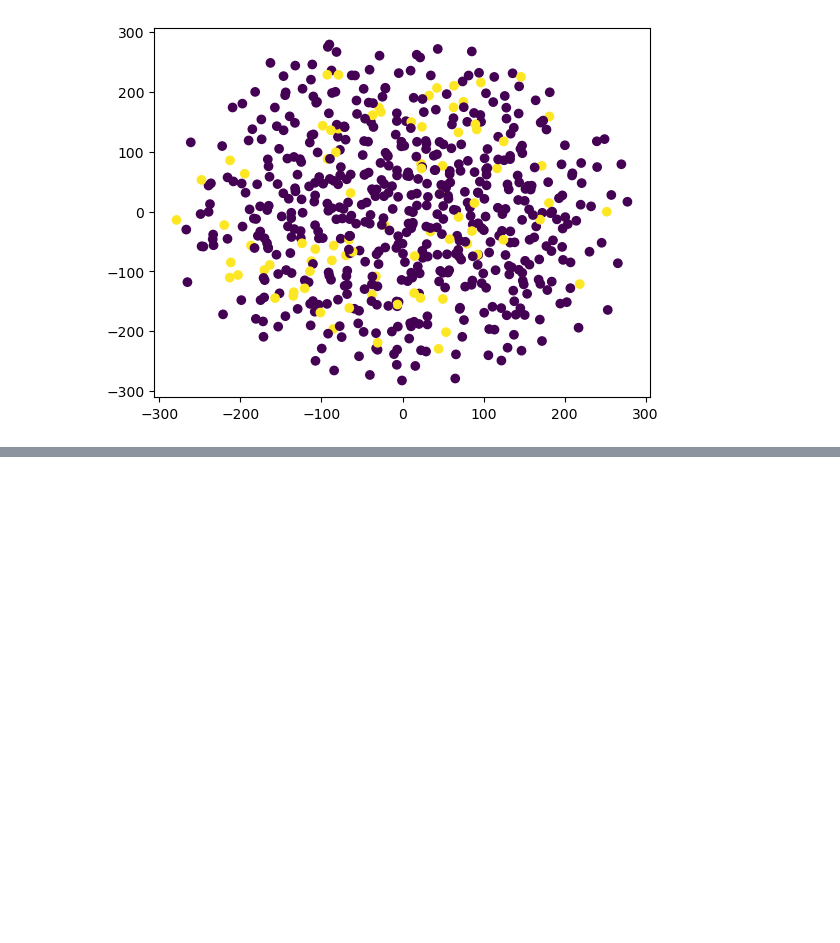
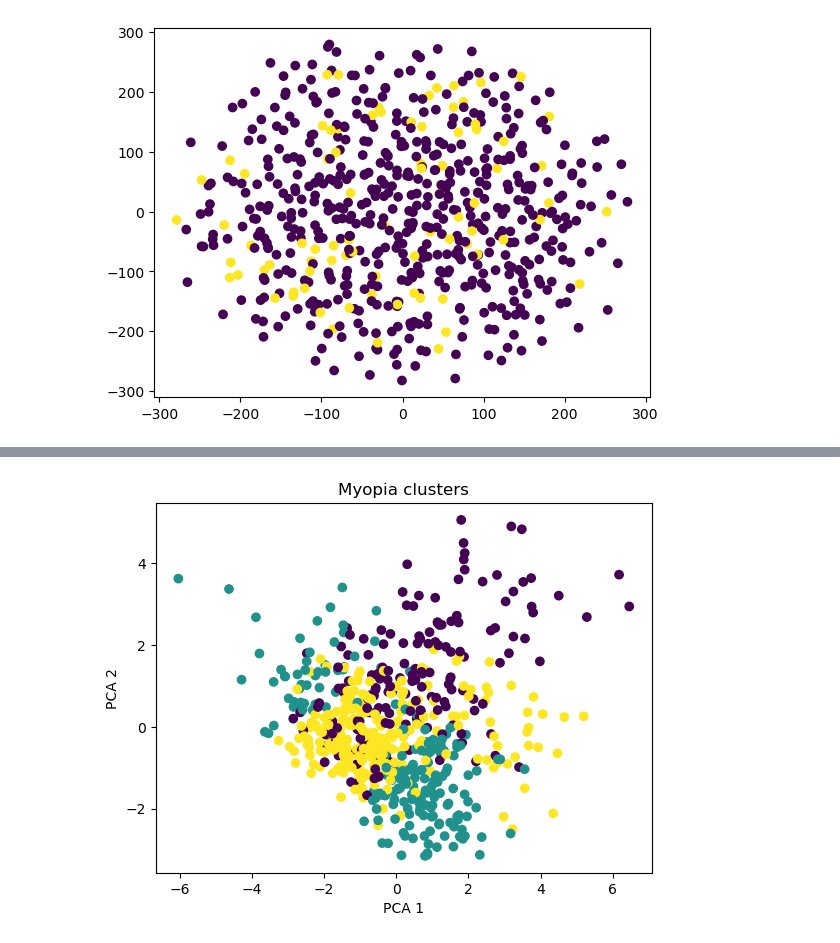
Before and after one commit to Shaunisme/unsupervised-machine-learning-challenge, a Jupyter notebook: myopia.ipynb, the cells around one changed output, grey strips where cells are left out. Saved outputs shown, nothing was run; the diff lists cells and outputs as text; code cells hidden in the pictures; blank space fills up the shorter version.

```diff
--- a/myopia.ipynb
+++ b/myopia.ipynb
@@ -84,0 +116,9 @@ plt.scatter(tsne_features[:,0],tsne_features[:,1],c=labels)
+# %%
+# Create a DataFrame from the PCA transformed data for K-Means modelling and plotting
+columns=[]
+for i in range(len(pca.components_)):
+#    columns.append(f"principal component {i+1}")
+    columns.append(i+1)
+pca_df = pd.DataFrame(myopia_pca, columns=columns)
+pca_df['class']= km.labels_
+pca_df.head()
@@ -84,0 +132,21 @@ plt.scatter(tsne_features[:,0],tsne_features[:,1],c=labels)
+# %%
+# Check the elbow plot, the k value is 3
+# Initialize the K-Means model with n_clusters 3
+model = KMeans(n_clusters=3, random_state=0)
+
+# Train the model
+model.fit(pca_df)
+
+# Predict clusters
+predictions = model.predict(pca_df)
+
+# Add predicted clusters (labels) to DataFrame
+pca_df['class'] = model.labels_
+# Plot the Clusters
+plt.scatter(x=pca_df[1], y=pca_df[2], c=pca_df['class'])
+plt.xlabel('PCA 1')
+plt.ylabel('PCA 2')
+plt.title('Myopia clusters')
+plt.show()
+# %% [output]
+[figure, added]
```
Also changed, not shown: parts of 8 cells of this notebook.
